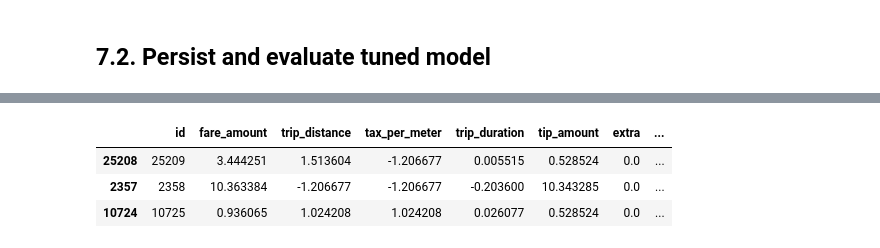
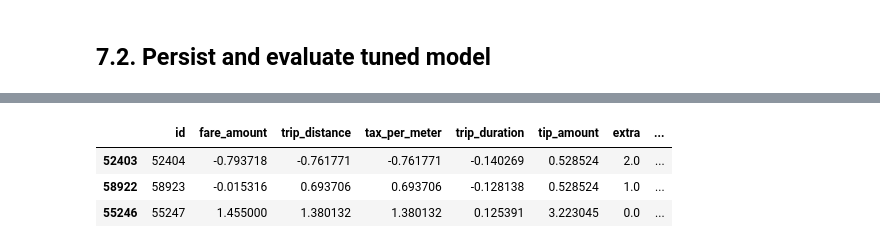
Before and after one commit to cenciati/predict-taxi-fare, a Jupyter notebook: notebooks/experiment-01.ipynb, the cells around one changed output, grey strips where cells are left out. Saved outputs shown, nothing was run; the diff lists cells and outputs as text; code cells hidden in the pictures.

```diff
--- a/notebooks/experiment-01.ipynb
+++ b/notebooks/experiment-01.ipynb
@@ -1033,8 +1033,24 @@ class NYCTaxisPipelineExperiment01:
         raw_data.columns = [underscore(column) for column in raw_data.columns]
         raw_data.drop_duplicates(inplace=True)
         raw_data.dropna(subset=["payment_type", "trip_type"], axis=0, inplace=True)
+        raw_data: pd.DataFrame = self.__treat_outliers(raw_data)
         logger.info("Data cleansing completed.")
         return raw_data
+
+    def __treat_outliers(self, raw_data_almost_cleaned: pd.DataFrame) -> pd.DataFrame:
+        might_have_outlier_columns: List[str] = [
+            "passenger_count", "trip_distance", "fare_amount",
+            "extra", "mta_tax", "tip_amount", "tolls_amount",
+            "improvement_surcharge", "total_amount", "congestion_surcharge"
+        ]
+        for column in might_have_outlier_columns:
+            q75, q25 = np.percentile(raw_data_almost_cleaned.loc[:, column], 75), np.percentile(raw_data_almost_cleaned.loc[:, column], 25)
+            iqr: float = q75 - q25
+            cut_off: float = 3.0 * iqr
+            lower, upper = q25 - cut_off, q75 + cut_off
+            mask: List[bool] = [False if x < lower or x > upper else True for x in raw_data_almost_cleaned.loc[:, column]]
+            raw_data_almost_cleaned: pd.DataFrame = raw_data_almost_cleaned.loc[mask, :]
+        return raw_data_almost_cleaned
 
     def __create_features(self, cleaned_data: pd.DataFrame) -> pd.DataFrame:
         cleaned_data["tax_per_meter"] = cleaned_data.loc[:, "trip_distance"] * cleaned_data.loc[:, "mta_tax"]
@@ -1075,7 +1091,7 @@ Wall time: 1.44 s
 |  | id | fare_amount | trip_distance | tax_per_meter | trip_duration | tip_amount | extra | ... |
-| 25208 | 25209 | 3.444251 | 1.513604 | -1.206677 | 0.005515 | 0.528524 | 0.0 | ... |
-| 2357 | 2358 | 10.363384 | -1.206677 | -1.206677 | -0.203600 | 10.343285 | 0.0 | ... |
-| 10724 | 10725 | 0.936065 | 1.024208 | 1.024208 | 0.026077 | 0.528524 | 0.0 | ... |
+| 52403 | 52404 | -0.793718 | -0.761771 | -0.761771 | -0.140269 | 0.528524 | 2.0 | ... |
+| 58922 | 58923 | -0.015316 | 0.693706 | 0.693706 | -0.128138 | 0.528524 | 1.0 | ... |
+| 55246 | 55247 | 1.455000 | 1.380132 | 1.380132 | 0.125391 | 3.223045 | 0.0 | ... |
 # %%
 model = mlflow.lightgbm.load_model(f"models:/{LGBM_REG_TUNED.model_name}/Staging")
 X_test = data.drop("total_amount", axis=1)
```
Also changed, not shown: parts of 9 cells of this notebook.
